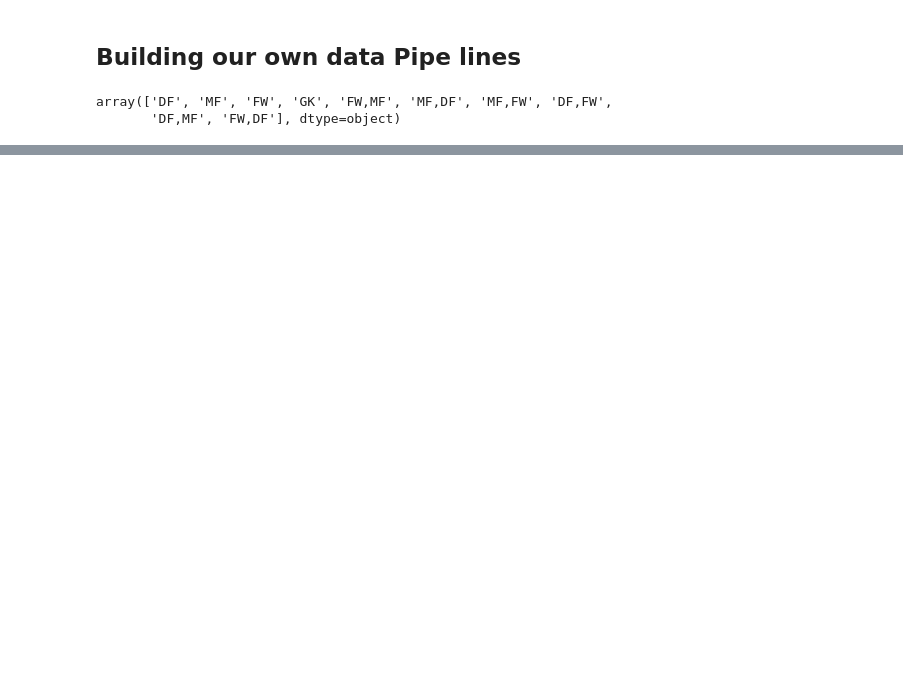
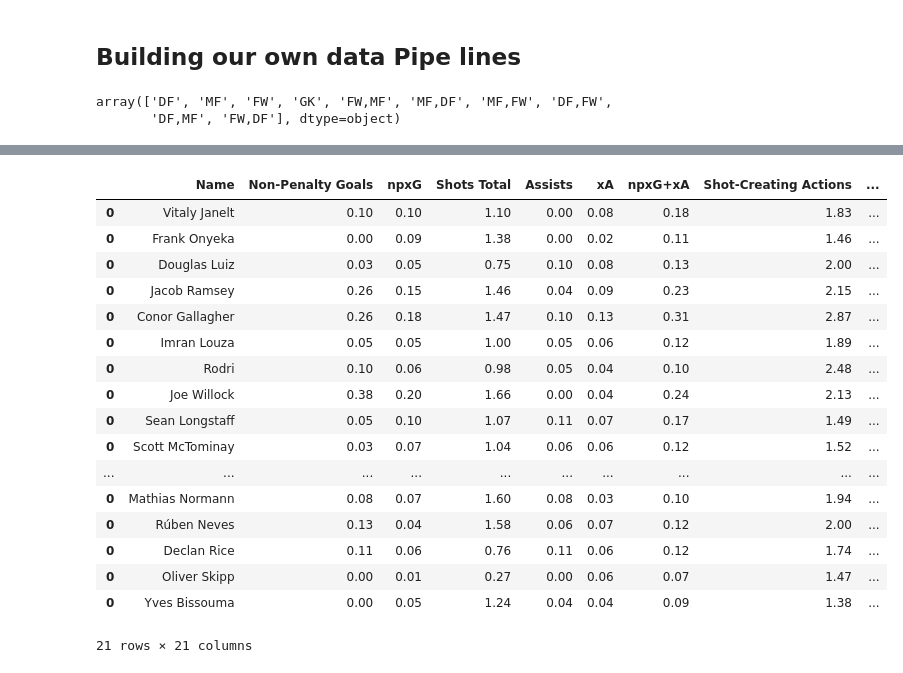
Before and after one commit to steveaq/Webs-Scraping-for-Fooball-Data-, a Jupyter notebook: FBREF - Building a Proxy Database.ipynb, the cells around one changed output, grey strips where cells are left out. Drawn from its saved outputs; the diff is of its cells as text; code cells hidden in the pictures; blank space fills up the shorter version.

Commit message:
updated player data grab functions

```diff
--- a/FBREF - Building a Proxy Database.ipynb
+++ b/FBREF - Building a Proxy Database.ipynb
@@ -154,3 +155,33 @@ EPL_Player_db.Pos.unique()
 # %% [output]
 array(['DF', 'MF', 'FW', 'GK', 'FW,MF', 'MF,DF', 'MF,FW', 'DF,FW',
        'DF,MF', 'FW,DF'], dtype=object)
+# %%
+keepers = ['GK']
+defenders = ["DF",'DF,MF']
+wing_backs = ['FW,DF','DF,FW']
+defensive_mids = ['MF,DF']
+midfielders = ['MF']
+attacking_mids = ['MF,FW',"FW,MF"]
+forwards = ['FW']
+def position_grouping(x):
+    if x in keepers:
+        return "GK"
+    elif x in defenders:
+        return "Defender"
+    elif x in wing_backs:
+        return "Wing-Back"
+    elif x in defensive_mids:
+        return "Defensive-Midfielders"
+    elif x in midfielders:
+        return "Central Midfielders"
+    elif x in attacking_mids:
+        return "Attacking Midfielders"
+    elif x in forwards:
+        return "Forwards"
+    else:
+        return "unidentified position"
+
+EPL_Player_db["position_group"] = EPL_Player_db.Pos.apply(lambda x: position_grouping(x))
+# %%
+EPL_Player_db.reset_index(drop=True)
+EPL_Player_db[["Starts"]] = EPL_Player_db[["Starts"]].apply(pd.to_numeric)
@@ -156,0 +192,2 @@ array(['DF', 'MF', 'FW', 'GK', 'FW,MF', 'MF,DF', 'MF,FW', 'DF,FW',
+# %%
+subset_of_data = EPL_Player_db.query('position_group == @position & Starts > @pl_starts & Age < @max_age' )
@@ -156,0 +214,2 @@ array(['DF', 'MF', 'FW', 'GK', 'FW,MF', 'MF,DF', 'MF,FW', 'DF,FW',
+# %%
+players_needed = list(subset_of_data.urls.unique())
@@ -156,0 +270,21 @@ array(['DF', 'MF', 'FW', 'GK', 'FW,MF', 'MF,DF', 'MF,FW', 'DF,FW',
+# %%
+get_player_multi_data(players_needed)
+# %% [output]
+|  | Name | Non-Penalty Goals | npxG | Shots Total | Assists | xA | npxG+xA | Shot-Creating Actions | ... |
+| 0 | Vitaly Janelt | 0.10 | 0.10 | 1.10 | 0.00 | 0.08 | 0.18 | 1.83 | ... |
+| 0 | Frank Onyeka | 0.00 | 0.09 | 1.38 | 0.00 | 0.02 | 0.11 | 1.46 | ... |
+| 0 | Douglas Luiz | 0.03 | 0.05 | 0.75 | 0.10 | 0.08 | 0.13 | 2.00 | ... |
+| 0 | Jacob Ramsey | 0.26 | 0.15 | 1.46 | 0.04 | 0.09 | 0.23 | 2.15 | ... |
+| 0 | Conor Gallagher | 0.26 | 0.18 | 1.47 | 0.10 | 0.13 | 0.31 | 2.87 | ... |
+| 0 | Imran Louza | 0.05 | 0.05 | 1.00 | 0.05 | 0.06 | 0.12 | 1.89 | ... |
+| 0 | Rodri | 0.10 | 0.06 | 0.98 | 0.05 | 0.04 | 0.10 | 2.48 | ... |
+| 0 | Joe Willock | 0.38 | 0.20 | 1.66 | 0.00 | 0.04 | 0.24 | 2.13 | ... |
+| 0 | Sean Longstaff | 0.05 | 0.10 | 1.07 | 0.11 | 0.07 | 0.17 | 1.49 | ... |
+| 0 | Scott McTominay | 0.03 | 0.07 | 1.04 | 0.06 | 0.06 | 0.12 | 1.52 | ... |
+| ... | ... | ... | ... | ... | ... | ... | ... | ... | ... |
+| 0 | Mathias Normann | 0.08 | 0.07 | 1.60 | 0.08 | 0.03 | 0.10 | 1.94 | ... |
+| 0 | Rúben Neves | 0.13 | 0.04 | 1.58 | 0.06 | 0.07 | 0.12 | 2.00 | ... |
+| 0 | Declan Rice | 0.11 | 0.06 | 0.76 | 0.11 | 0.06 | 0.12 | 1.74 | ... |
+| 0 | Oliver Skipp | 0.00 | 0.01 | 0.27 | 0.00 | 0.06 | 0.07 | 1.47 | ... |
+| 0 | Yves Bissouma | 0.00 | 0.05 | 1.24 | 0.04 | 0.04 | 0.09 | 1.38 | ... |
+21 rows × 21 columns
```
Also changed, not shown: parts of 4 cells of this notebook.
